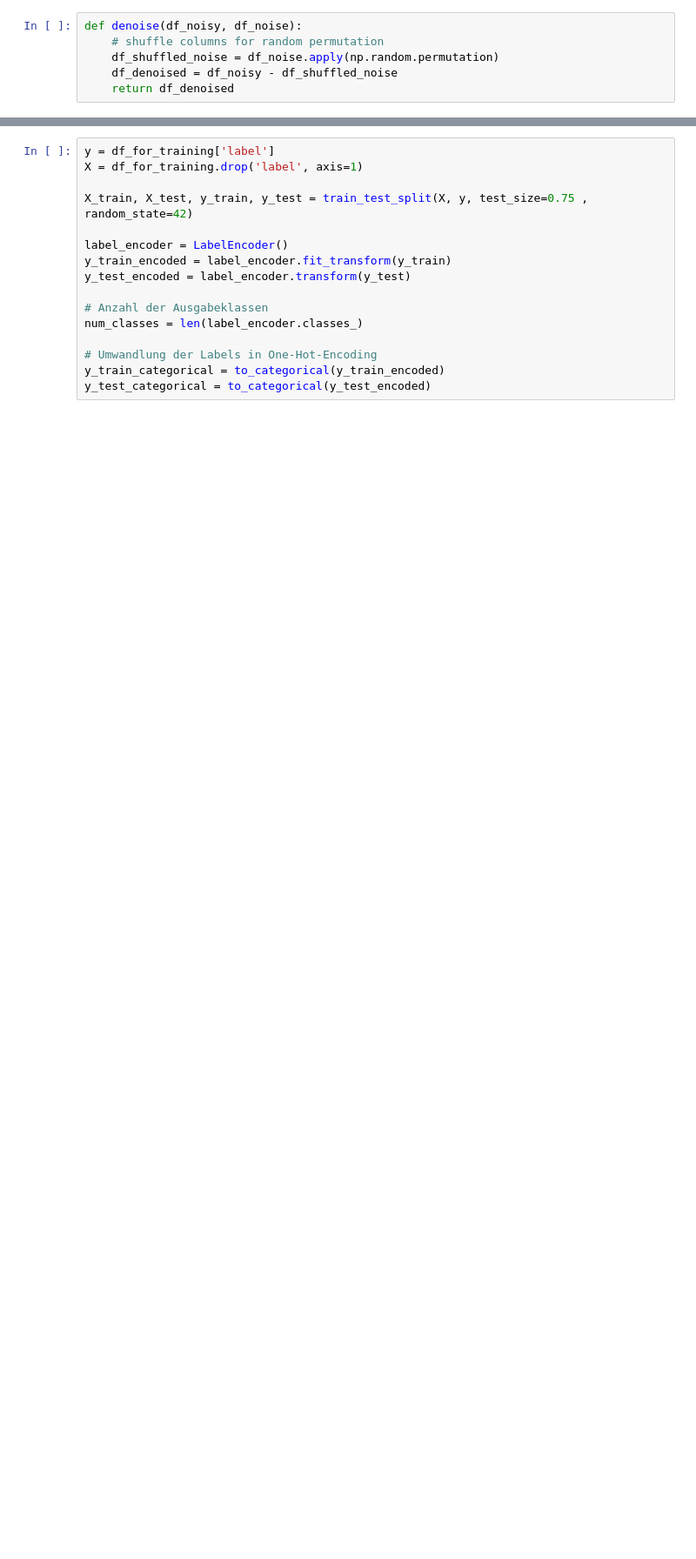
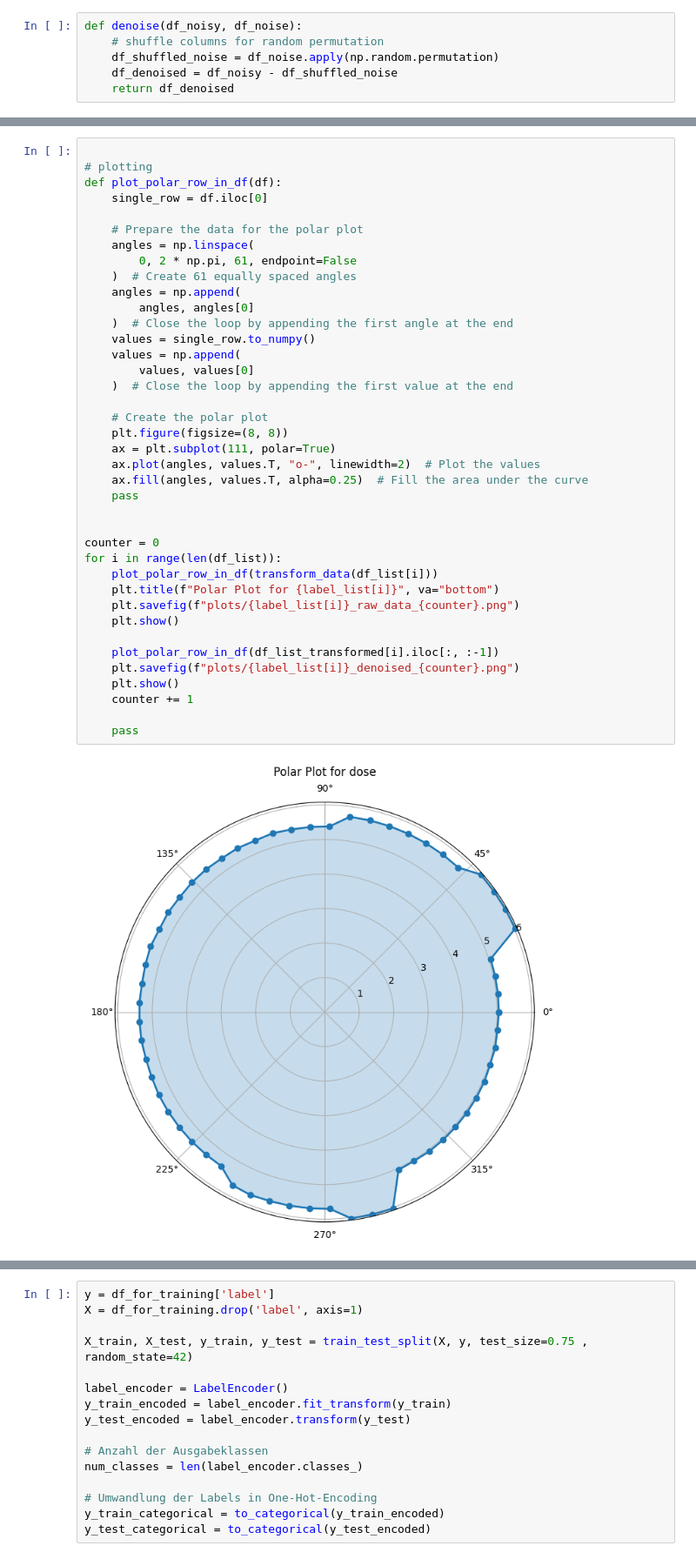
Before and after one commit to annesbl/intsys, a Jupyter notebook: projekt copy.ipynb, the cells around one changed output, grey strips where cells are left out. Shown at 87% size. Drawn from its saved outputs; the diff is of its cells as text; blank space fills up the shorter version.

```diff
--- a/projekt copy.ipynb
+++ b/projekt copy.ipynb
@@ -150,0 +124,41 @@ plt.show()
+# %%
+
+# plotting
+def plot_polar_row_in_df(df):
+    single_row = df.iloc[0]
+
+    # Prepare the data for the polar plot
+    angles = np.linspace(
+        0, 2 * np.pi, 61, endpoint=False
+    )  # Create 61 equally spaced angles
+    angles = np.append(
+        angles, angles[0]
+    )  # Close the loop by appending the first angle at the end
+    values = single_row.to_numpy()
+    values = np.append(
+        values, values[0]
+    )  # Close the loop by appending the first value at the end
+
+    # Create the polar plot
+    plt.figure(figsize=(8, 8))
+    ax = plt.subplot(111, polar=True)
+    ax.plot(angles, values.T, "o-", linewidth=2)  # Plot the values
+    ax.fill(angles, values.T, alpha=0.25)  # Fill the area under the curve
+    pass
+
+
+counter = 0
+for i in range(len(df_list)):
+    plot_polar_row_in_df(transform_data(df_list[i]))
+    plt.title(f"Polar Plot for {label_list[i]}", va="bottom")
+    plt.savefig(f"plots/{label_list[i]}_raw_data_{counter}.png")
+    plt.show()
+
+    plot_polar_row_in_df(df_list_transformed[i].iloc[:, :-1])
+    plt.savefig(f"plots/{label_list[i]}_denoised_{counter}.png")
+    plt.show()
+    counter += 1
+
+    pass
+# %% [output]
+[figure, added]
```
Also changed, not shown: parts of 8 cells of this notebook, 21 other files.
